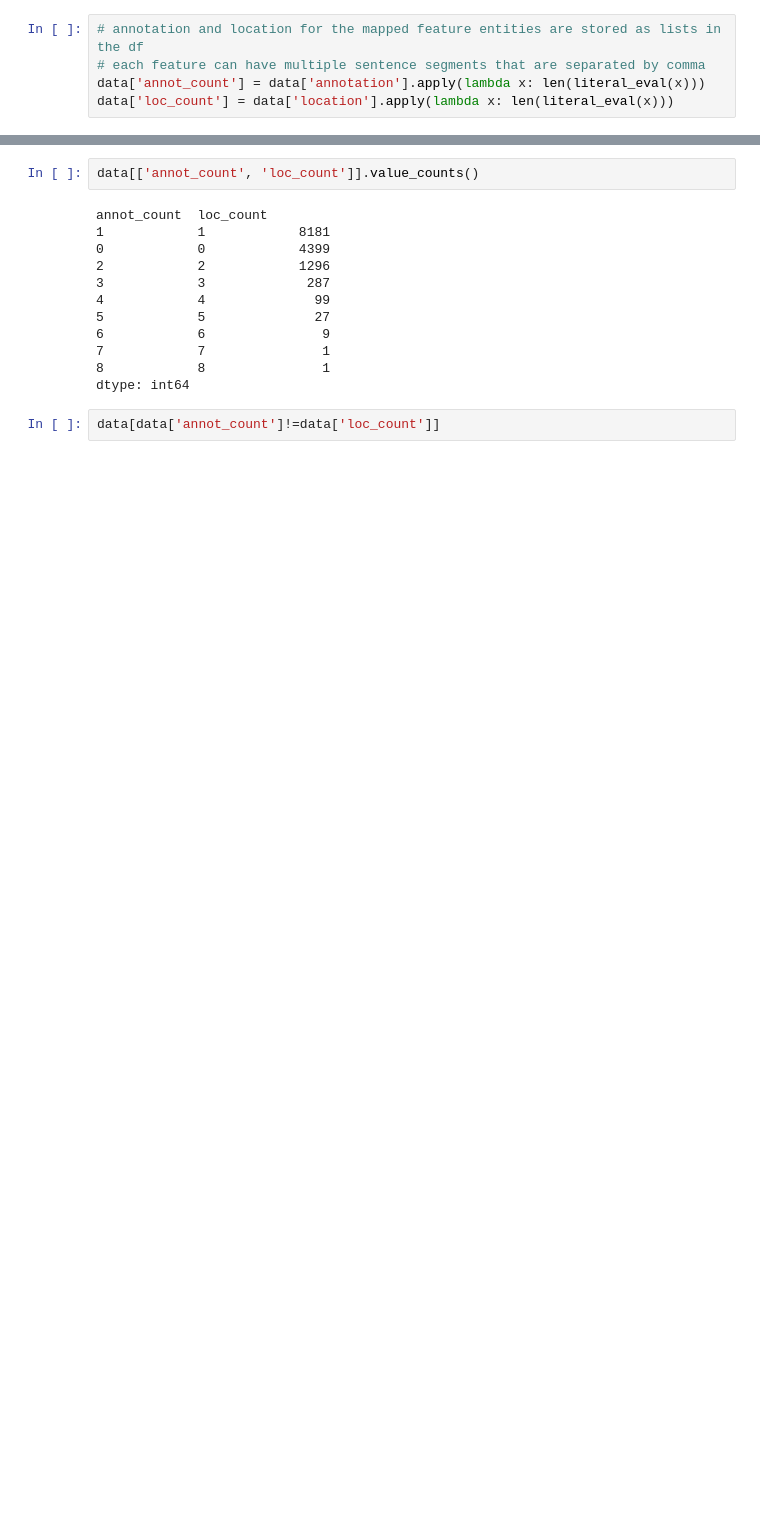
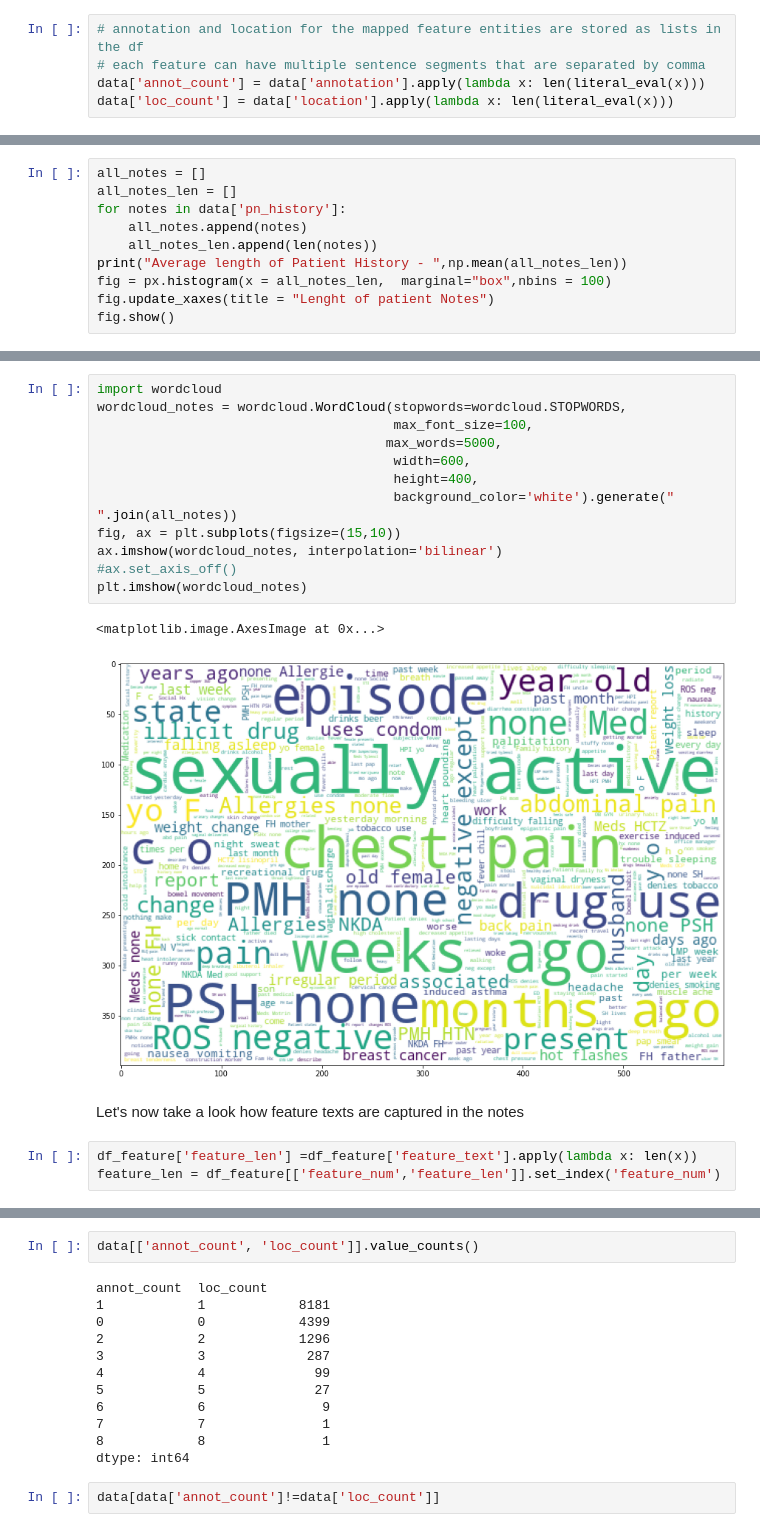
Before and after one commit to jsqzhu/nbme, a Jupyter notebook: 01-NBME-EDA.ipynb, the cells around one changed output, grey strips where cells are left out. Drawn from its saved outputs; the diff is of its cells as text; blank space fills up the shorter version.

```diff
--- a/01-NBME-EDA.ipynb
+++ b/01-NBME-EDA.ipynb
@@ -201,0 +212,10 @@ data['loc_count'] = data['location'].apply(lambda x: len(literal_eval(x)))
+# %%
+all_notes = []
+all_notes_len = []
+for notes in data['pn_history']:
+    all_notes.append(notes)
+    all_notes_len.append(len(notes))
+print("Average length of Patient History - ",np.mean(all_notes_len))
+fig = px.histogram(x = all_notes_len,  marginal="box",nbins = 100)
+fig.update_xaxes(title = "Lenght of patient Notes")
+fig.show()
@@ -201,0 +225,20 @@ data['loc_count'] = data['location'].apply(lambda x: len(literal_eval(x)))
+# %%
+import wordcloud
+wordcloud_notes = wordcloud.WordCloud(stopwords=wordcloud.STOPWORDS,
+                                      max_font_size=100,
+                                     max_words=5000,
+                                      width=600,
+                                      height=400,
+                                      background_color='white').generate(" ".join(all_notes))
+fig, ax = plt.subplots(figsize=(15,10))
+ax.imshow(wordcloud_notes, interpolation='bilinear')
+#ax.set_axis_off()
+plt.imshow(wordcloud_notes)
+# %% [output]
+<matplotlib.image.AxesImage at 0x...>
+[figure, added]
+# %% [markdown]
+Let's now take a look how feature texts are captured in the notes
+# %%
+df_feature['feature_len'] =df_feature['feature_text'].apply(lambda x: len(x))
+feature_len = df_feature[['feature_num','feature_len']].set_index('feature_num')
```
Also changed, not shown: parts of 53 cells of this notebook.
